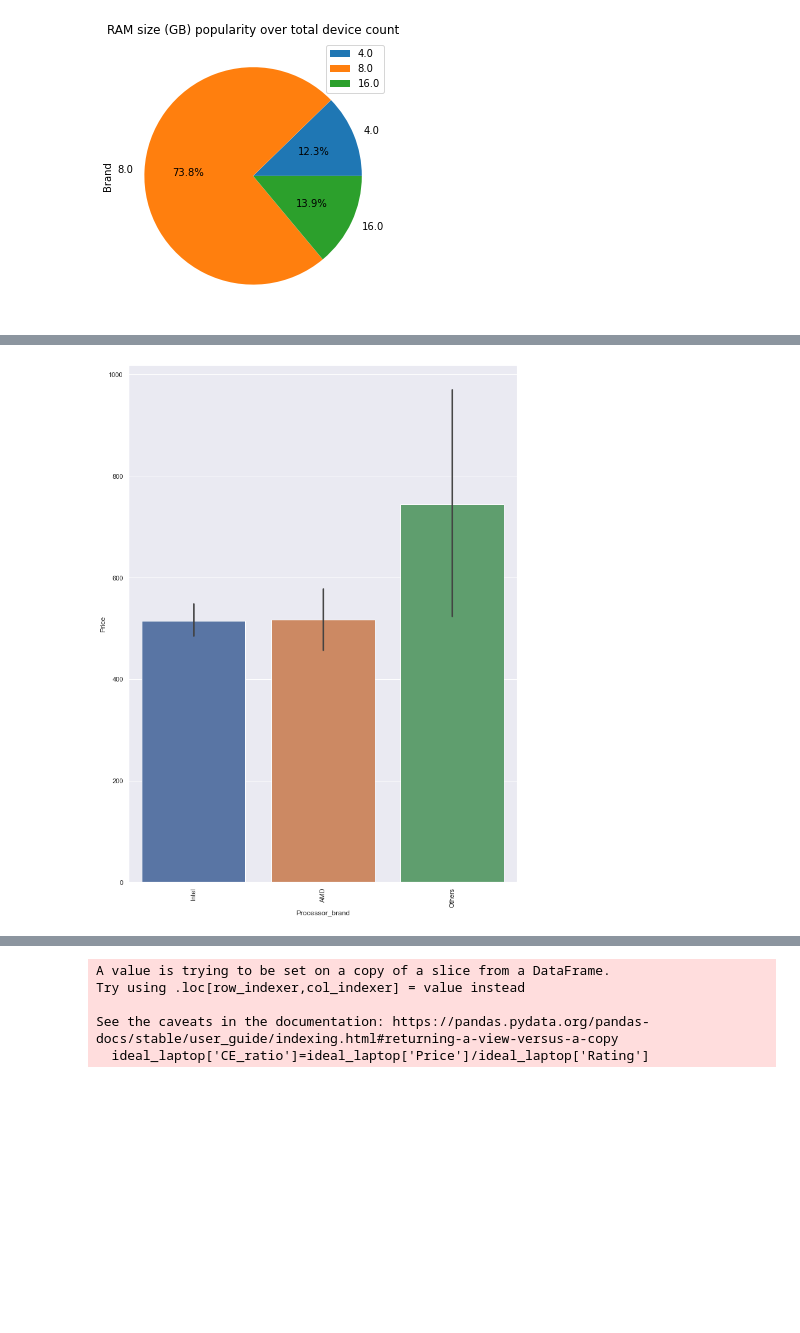
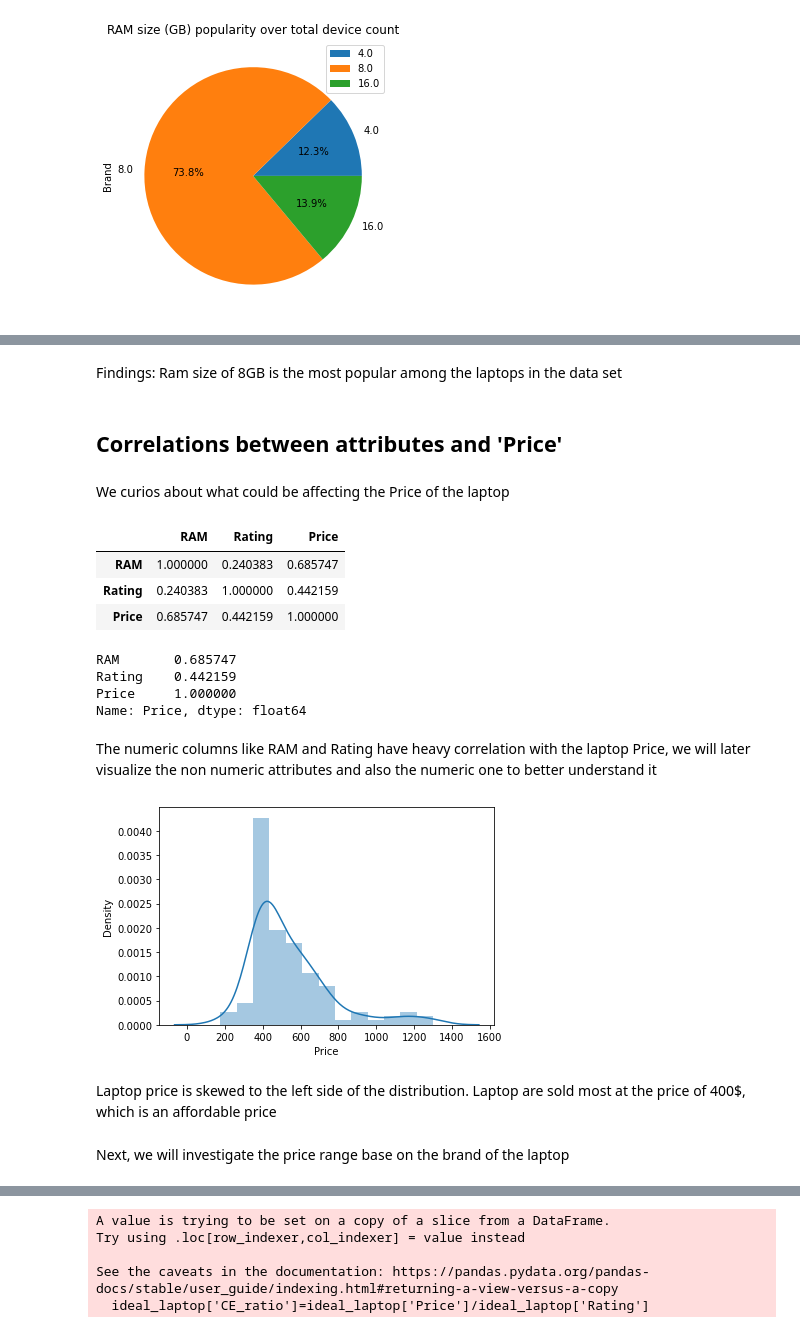
Before and after one commit to kiadwa/laptop_analysis, a Jupyter notebook: laptop-dataset-cleaning-and-best-to-buy-analysis.ipynb, the cells around one changed output, grey strips where cells are left out. Drawn from its saved outputs; the diff is of its cells as text; code cells hidden in the pictures; blank space fills up the shorter version.

```diff
--- a/laptop-dataset-cleaning-and-best-to-buy-analysis.ipynb
+++ b/laptop-dataset-cleaning-and-best-to-buy-analysis.ipynb
@@ -306,10 +338,0 @@ sns.set(rc={'figure.figsize':(11.7,16)})
-# %%
-#does Processor brand determine Price ?
-sns.barplot(x=laptop['Processor_brand'],y=laptop['Price'])
-plt.xticks(rotation='vertical')
-plt.show()
-
-#AMD and Intel has the same price range while Intel has a more narrow distribution over the price range. So device with
-#Intel chip will usually come with an affordable price
-# %% [output]
-[figure, removed]
@@ -319,0 +339,33 @@ plt.show()
+# %% [markdown]
+Findings: Ram size of 8GB is the most popular among the laptops in the data set
+# %% [markdown]
+## Correlations between attributes and 'Price'
+# %% [markdown]
+We curios about what could be affecting the Price of the laptop
+# %%
+laptop.corr()
+# %% [output]
+|  | RAM | Rating | Price |
+| RAM | 1.000000 | 0.240383 | 0.685747 |
+| Rating | 0.240383 | 1.000000 | 0.442159 |
+| Price | 0.685747 | 0.442159 | 1.000000 |
+# %%
+laptop.corr()['Price']
+# %% [output]
+RAM       0.685747
+Rating    0.442159
+Price     1.000000
+Name: Price, dtype: float64
+# %% [markdown]
+The numeric columns like RAM and Rating have heavy correlation with the laptop Price, we will later visualize the non numeric attributes and also the numeric one to better understand it
+# %%
+
+import seaborn as sns
+sns.distplot(laptop['Price'])
+plt.show()
+# %% [output]
+[figure, added]
+# %% [markdown]
+Laptop price is skewed to the left side of the distribution. Laptop are sold most at the price of 400$, which is an affordable price
+# %% [markdown]
+Next, we will investigate the price range base on the brand of the laptop
```
Also changed, not shown: parts of 61 cells of this notebook.
